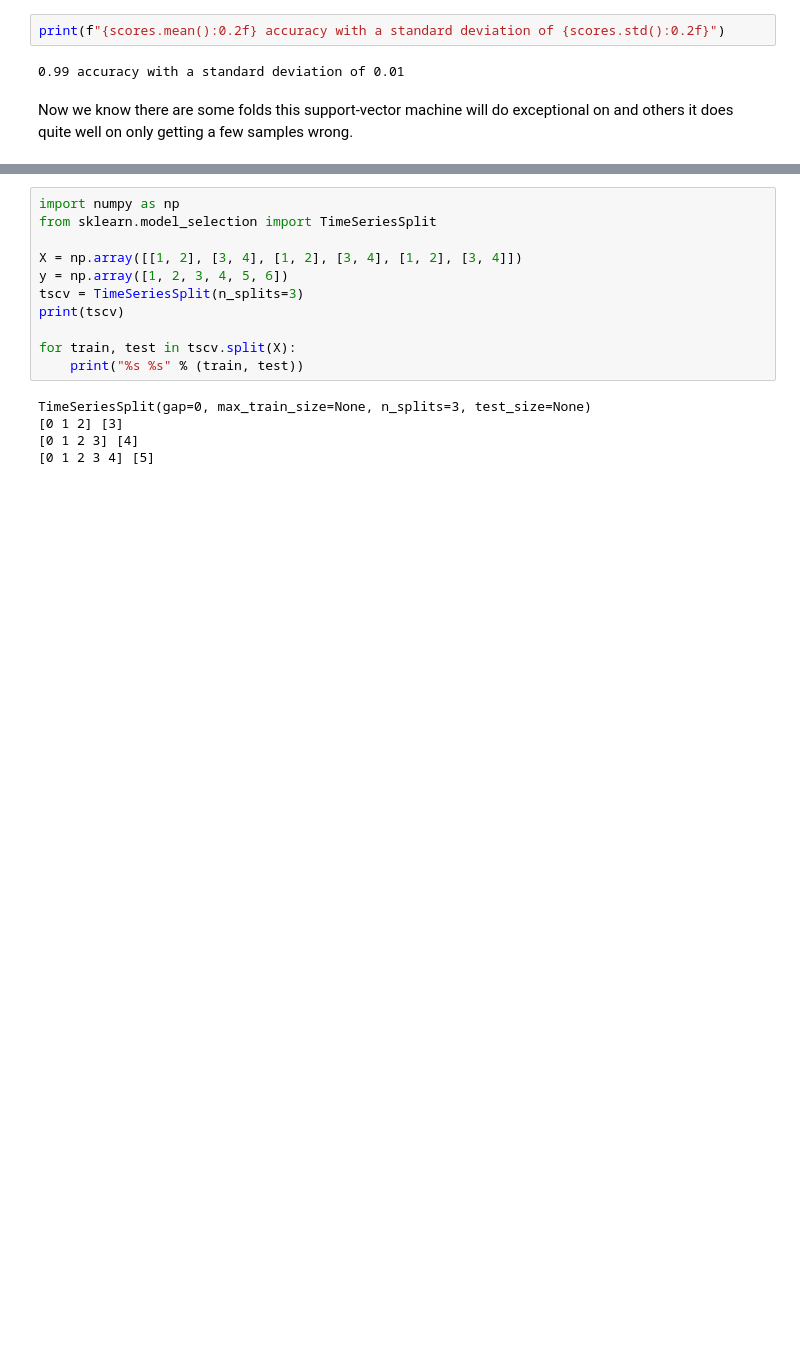
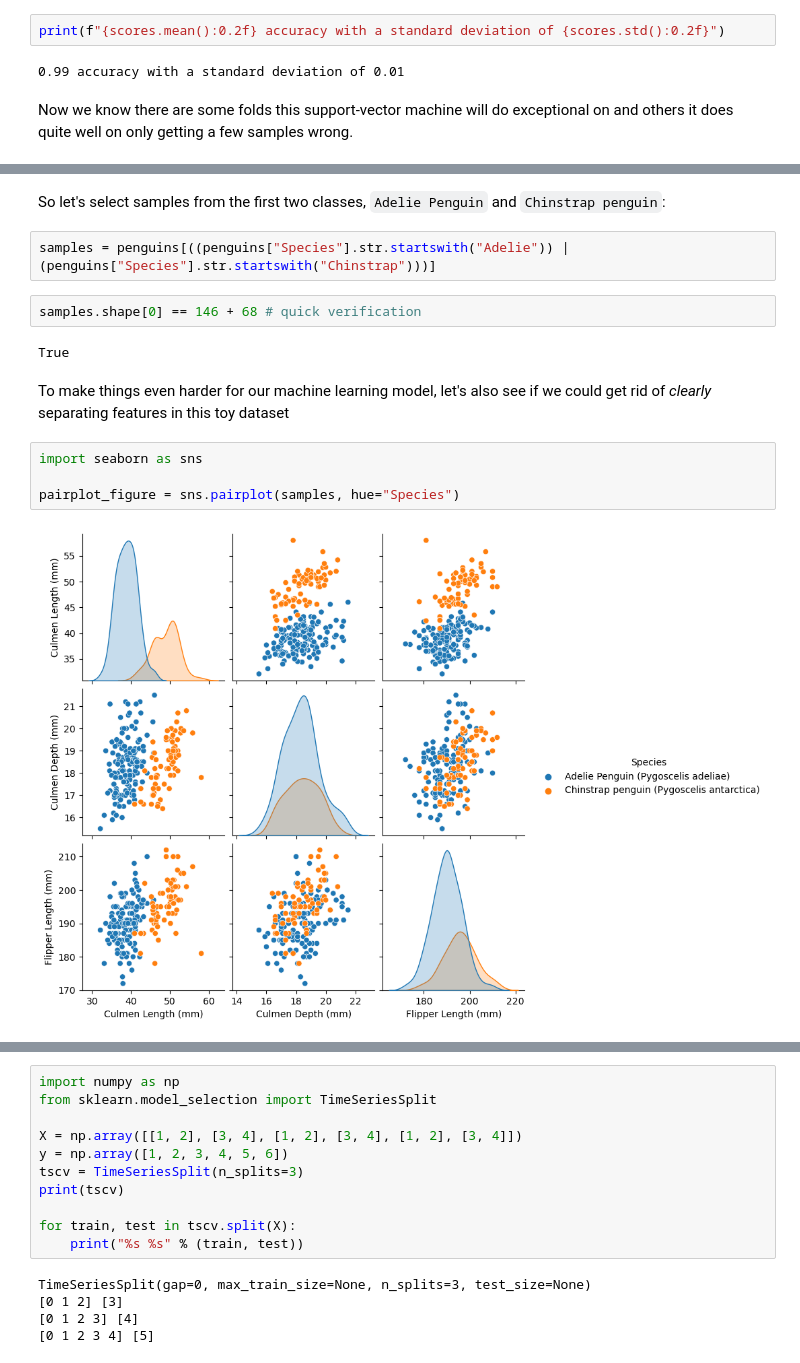
Before and after one commit to JesperDramsch/ml.recipes, a Jupyter notebook: notebooks/1 - Model Evaluation.ipynb, the cells around one changed output, grey strips where cells are left out. Cells and saved outputs as stored; diff of their text form; blank space fills up the shorter version.

```diff
--- a/notebooks/1 - Model Evaluation.ipynb
+++ b/notebooks/1 - Model Evaluation.ipynb
@@ -135,0 +207,16 @@ Now we know there are some folds this support-vector machine will do exceptional
+# %% [markdown]
+So let's select samples from the first two classes, `Adelie Penguin` and `Chinstrap penguin`:
+# %%
+samples = penguins[((penguins["Species"].str.startswith("Adelie")) | (penguins["Species"].str.startswith("Chinstrap")))]
+# %%
+samples.shape[0] == 146 + 68 # quick verification
+# %% [output]
+True
+# %% [markdown]
+To make things even harder for our machine learning model, let's also see if we could get rid of _clearly_ separating features in this toy dataset
+# %%
+import seaborn as sns
+
+pairplot_figure = sns.pairplot(samples, hue="Species")
+# %% [output]
+[figure, added]
```
Also changed, not shown: parts of 30 cells of this notebook, 1 other file.
